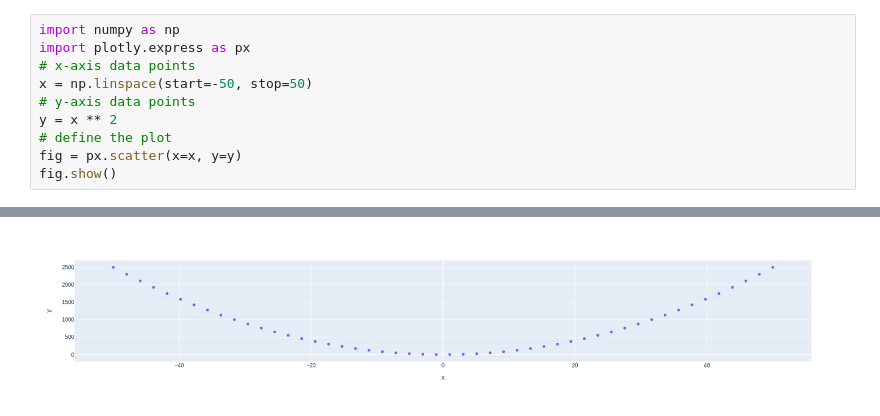
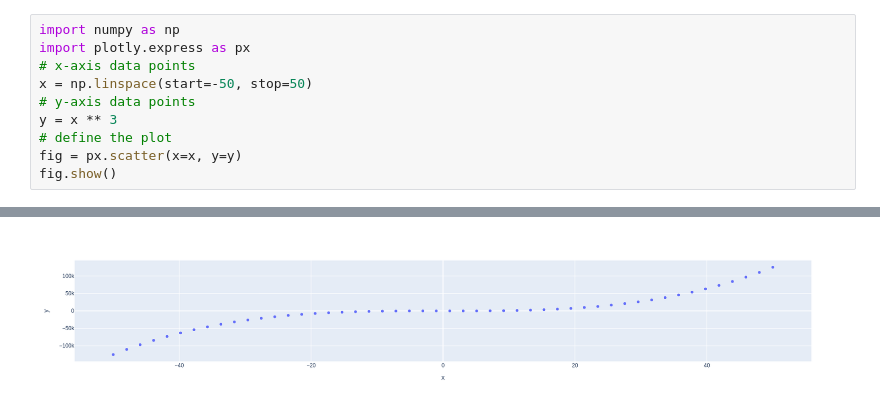
Before and after one commit to mvinkler/my-notebooks-repo, a Jupyter notebook: experiment1.ipynb, the cells around one changed output, grey strips where cells are left out. Cells and saved outputs as stored; diff of their text form.

```diff
--- a/experiment1.ipynb
+++ b/experiment1.ipynb
@@ -4,7 +4,7 @@ import plotly.express as px
 # x-axis data points
 x = np.linspace(start=-50, stop=50)
 # y-axis data points
-y = x ** 2
+y = x ** 3
 # define the plot
 fig = px.scatter(x=x, y=y)
 fig.show()
@@ -13 +12 @@ fig.show()
-[figure, old version]
+[figure, new version]
```
Also changed, not shown: parts of 1 cell of this notebook.
